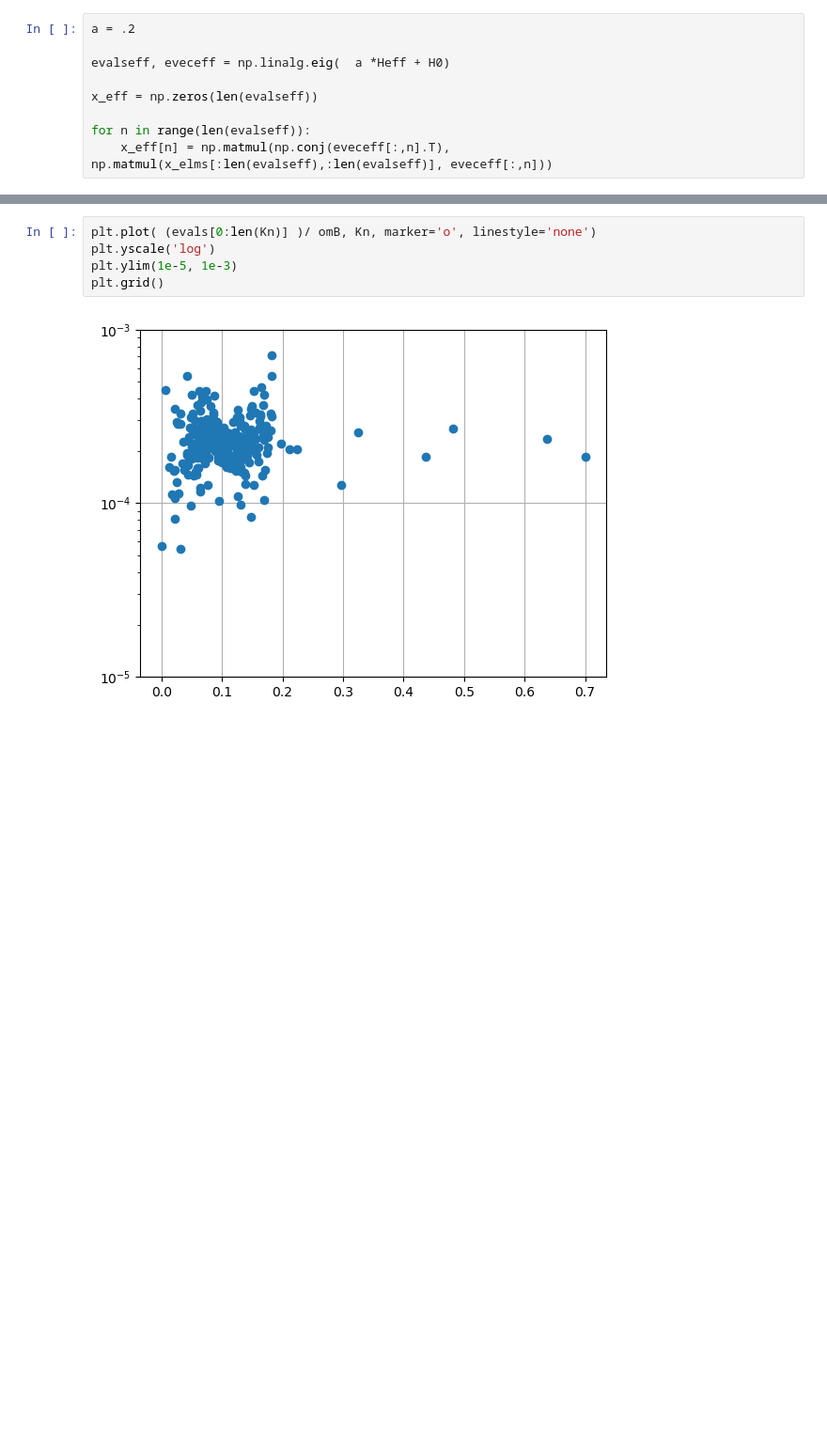
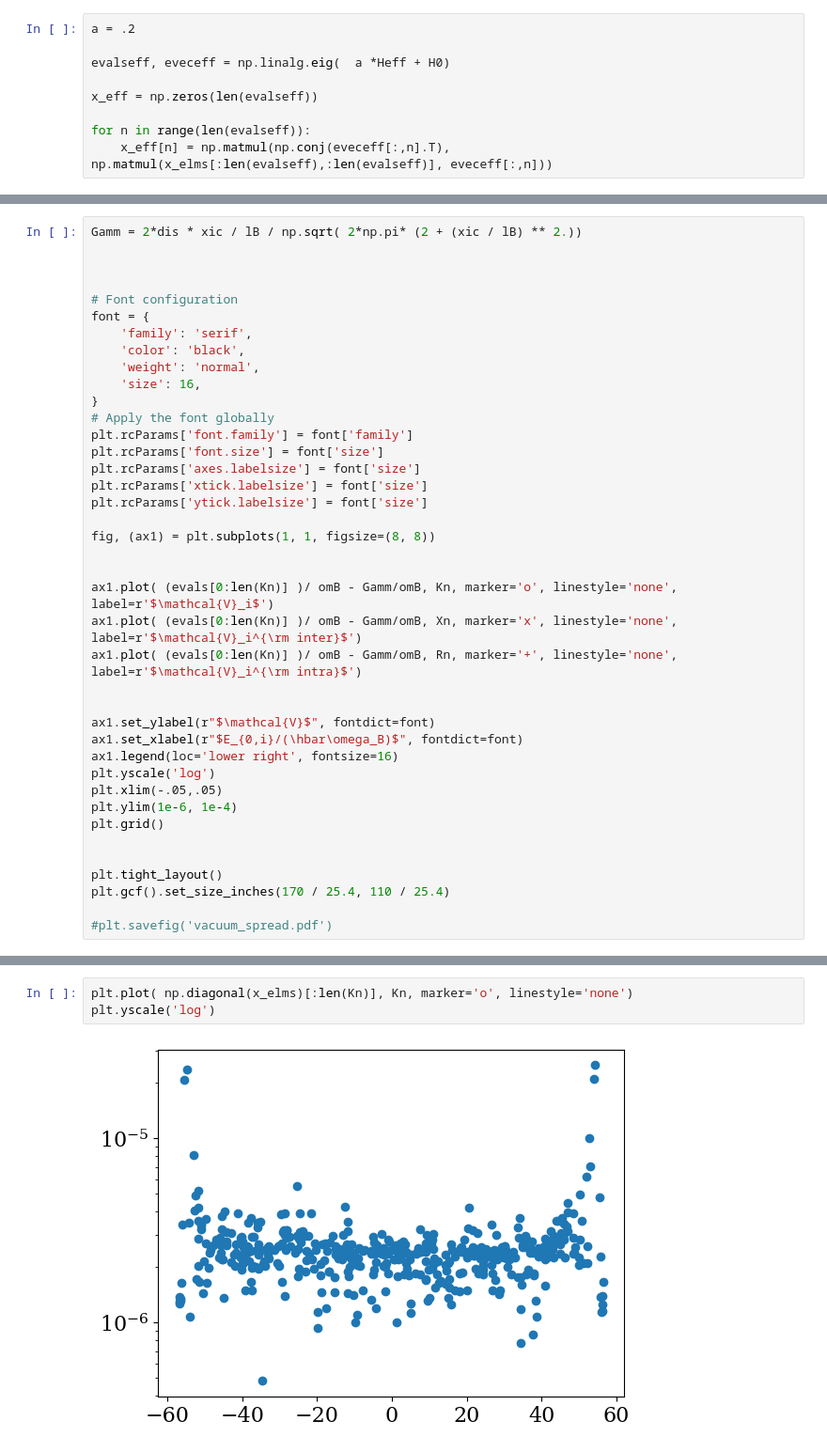
Before and after one commit to Daniele-PyBECTN/The-electrostatic-origin-of-the-breakdown-of-the-Integer-Quantum-Hall-Effect-in-Split-Ring-Cavities, a Jupyter notebook: Heff_and_matrix_elements/Heff_and_matrix_elm.ipynb, the cells around one changed output, grey strips where cells are left out. Shown: that part at 94% size. Cells and saved outputs as stored; diff of their text form; blank space fills up the shorter version.

```diff
--- a/Heff_and_matrix_elements/Heff_and_matrix_elm.ipynb
+++ b/Heff_and_matrix_elements/Heff_and_matrix_elm.ipynb
@@ -435,0 +458,40 @@ for n in range(Heff.shape[0]):
+# %%
+Gamm = 2*dis * xic / lB / np.sqrt( 2*np.pi* (2 + (xic / lB) ** 2.))
+
+
+
+# Font configuration
+font = {
+    'family': 'serif',
+    'color': 'black',
+    'weight': 'normal',
+    'size': 16,
+}
+# Apply the font globally
+plt.rcParams['font.family'] = font['family']
+plt.rcParams['font.size'] = font['size']
+plt.rcParams['axes.labelsize'] = font['size']
+plt.rcParams['xtick.labelsize'] = font['size']
+plt.rcParams['ytick.labelsize'] = font['size']
+
+fig, (ax1) = plt.subplots(1, 1, figsize=(8, 8))
+
+
+ax1.plot( (evals[0:len(Kn)] )/ omB - Gamm/omB, Kn, marker='o', linestyle='none', label=r'$\mathcal{V}_i$')
+ax1.plot( (evals[0:len(Kn)] )/ omB - Gamm/omB, Xn, marker='x', linestyle='none', label=r'$\mathcal{V}_i^{\rm inter}$')
+ax1.plot( (evals[0:len(Kn)] )/ omB - Gamm/omB, Rn, marker='+', linestyle='none', label=r'$\mathcal{V}_i^{\rm intra}$')
+
+
+ax1.set_ylabel(r"$\mathcal{V}$", fontdict=font)
+ax1.set_xlabel(r"$E_{0,i}/(\hbar\omega_B)$", fontdict=font)
+ax1.legend(loc='lower right', fontsize=16)
+plt.yscale('log')
+plt.xlim(-.05,.05)
+plt.ylim(1e-6, 1e-4)
+plt.grid()
+
+
+plt.tight_layout()
+plt.gcf().set_size_inches(170 / 25.4, 110 / 25.4)
+
+#plt.savefig('vacuum_spread.pdf')
@@ -436,7 +500,5 @@ for n in range(Heff.shape[0]):
 # %%
-plt.plot( (evals[0:len(Kn)] )/ omB, Kn, marker='o', linestyle='none')
+plt.plot( np.diagonal(x_elms)[:len(Kn)], Kn, marker='o', linestyle='none')
 plt.yscale('log')
-plt.ylim(1e-5, 1e-3)
-plt.grid()
 # %% [output]
-[figure, old version]
+[figure, new version]
```
Also changed, not shown: parts of 13 cells of this notebook, 9 other files.
